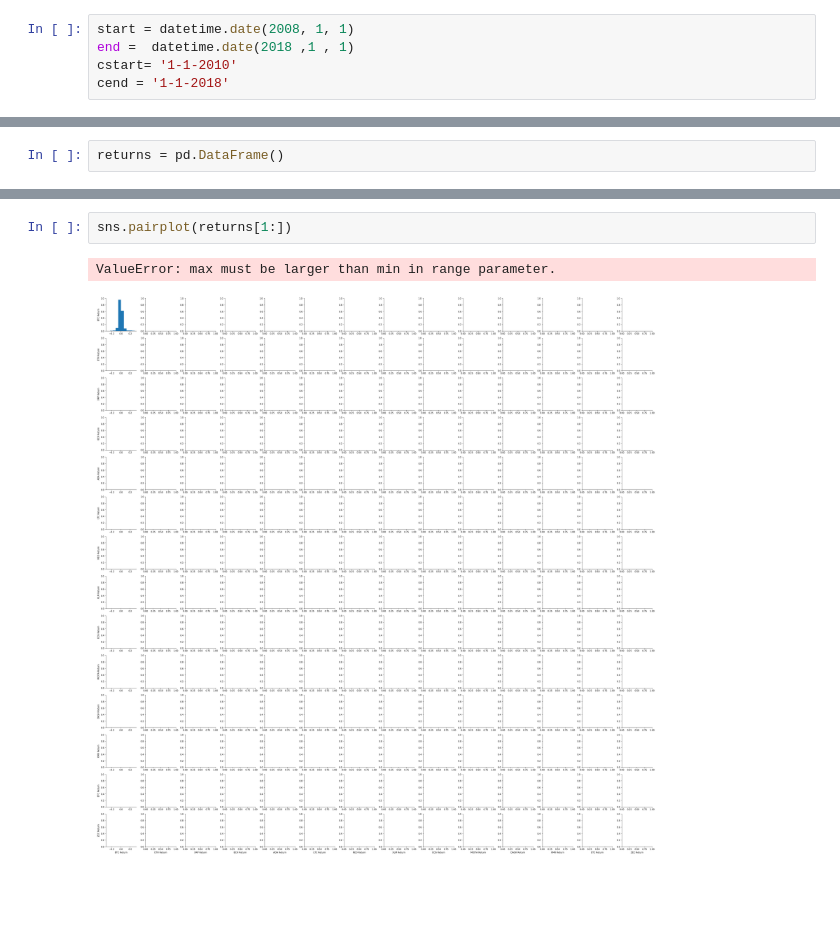
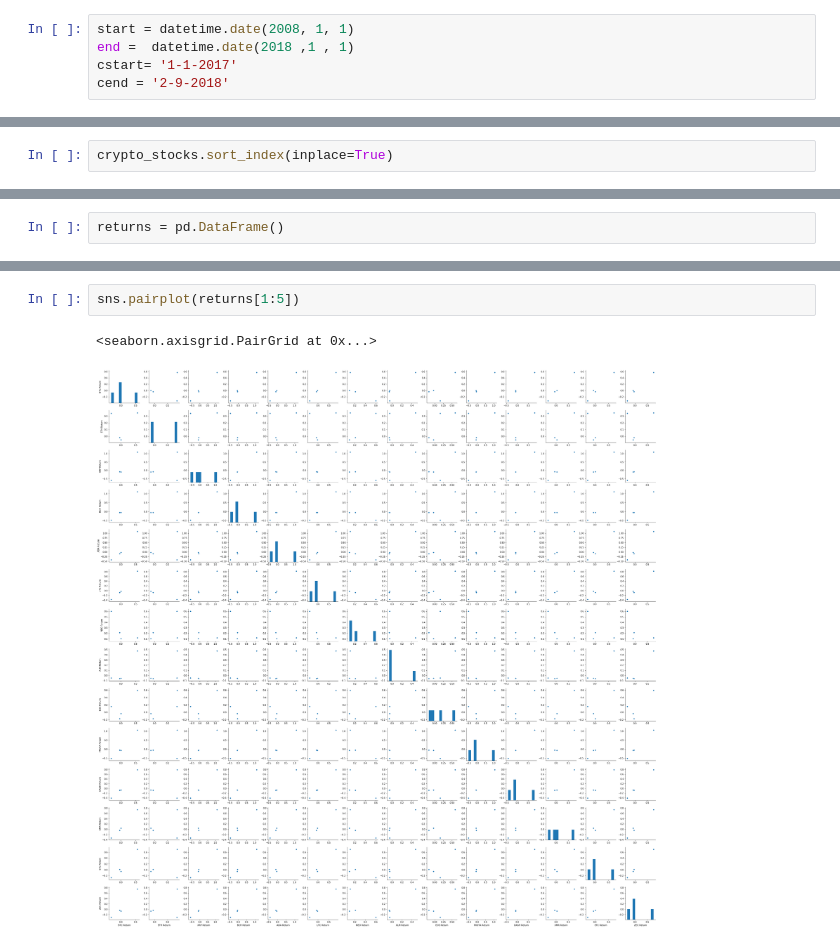
Before and after one commit to contra-bit/Portfolio, a Jupyter notebook: Data Capstone Project/Cryptohealth.ipynb, the cells around one changed output, grey strips where cells are left out. Saved outputs shown, nothing was run; the diff lists cells and outputs as text; blank space fills up the shorter version.

Commit message:
graphs comming

```diff
--- a/Data Capstone Project/Cryptohealth.ipynb
+++ b/Data Capstone Project/Cryptohealth.ipynb
@@ -8,5 +8,5 @@ import seaborn as sns
 # %%
 start = datetime.date(2008, 1, 1)
 end =  datetime.date(2018 ,1 , 1)
-cstart= '1-1-2010'
-cend = '1-1-2018'
+cstart= '1-1-2017'
+cend = '2-9-2018'
@@ -109 +124,3 @@ crypto_stocks.columns.names = ['Currency Ticker', 'Stock Info'] #Sets Columns Na
+# %%
+crypto_stocks.sort_index(inplace=True)
 # %%
@@ -156,5 +190,5 @@ returns.head()
 # %%
-sns.pairplot(returns[1:])
+sns.pairplot(returns[1:5])
 # %% [output]
-ValueError: max must be larger than min in range parameter.
+<seaborn.axisgrid.PairGrid at 0x...>
-[figure, old version]
+[figure, new version]
```
Also changed, not shown: parts of 9 cells of this notebook.
